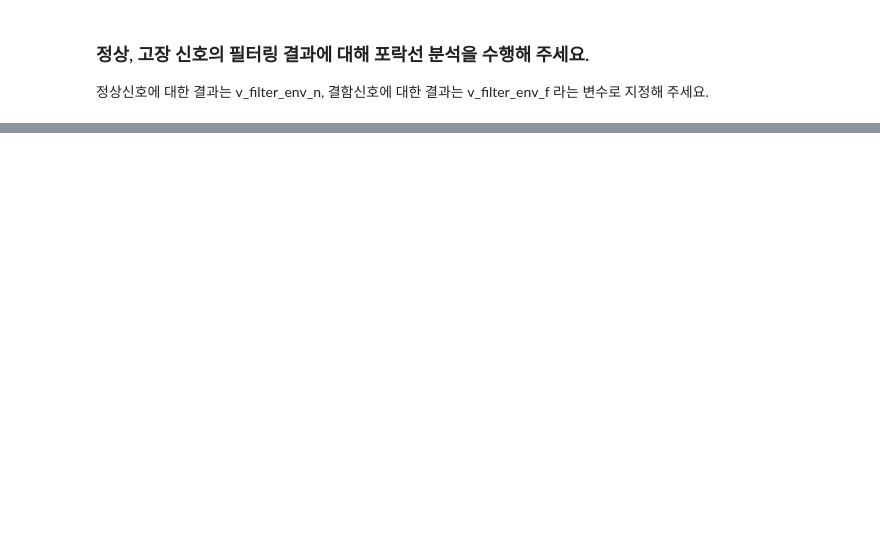
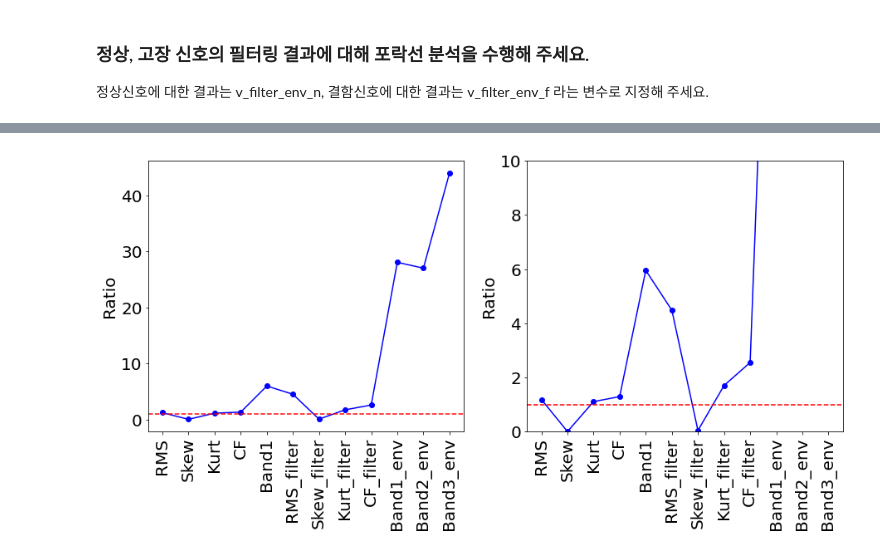
Before and after one commit to billyhjm/PHM_Education, a Jupyter notebook: e_Feature_CWRU_정답.ipynb, the cells around one changed output, grey strips where cells are left out. Cells and saved outputs as stored; diff of their text form; code cells hidden in the pictures; blank space fills up the shorter version.

```diff
--- a/e_Feature_CWRU_정답.ipynb
+++ b/e_Feature_CWRU_정답.ipynb
@@ -189,0 +162,19 @@ z_dep.z_draw_features(feature_filter_env_t_n, feature_filter_env_t_f, feature_fi
+# %%
+feature_ratio = feature_f/feature_n
+
+plt.figure(figsize=(15,6))
+plt.subplot(1,2,1)
+plt.plot(feature_ratio,'-bo')
+plt.xticks(np.arange(0,np.size(feature_name)),feature_name,rotation='vertical')
+plt.axhline(y=1, color='r', linestyle='--')
+plt.ylabel('Ratio')
+
+plt.subplot(1,2,2)
+plt.plot(feature_ratio,'-bo')
+plt.xticks(np.arange(0,np.size(feature_name)),feature_name,rotation='vertical')
+plt.axhline(y=1, color='r', linestyle='--')
+plt.ylim([0,10])
+plt.ylabel('Ratio')
+plt.show()
+# %% [output]
+[figure, added]
```
Also changed, not shown: parts of 26 cells of this notebook, 1 other file.
